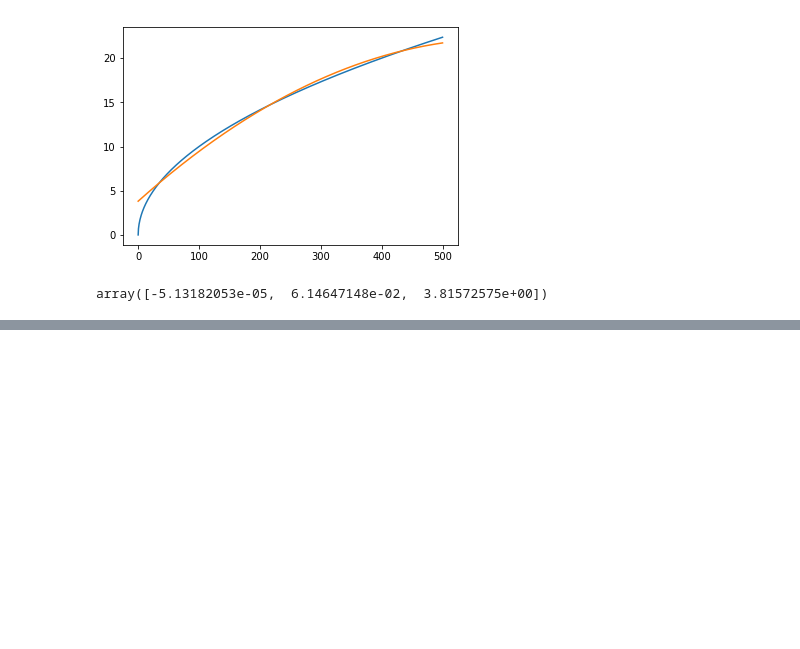
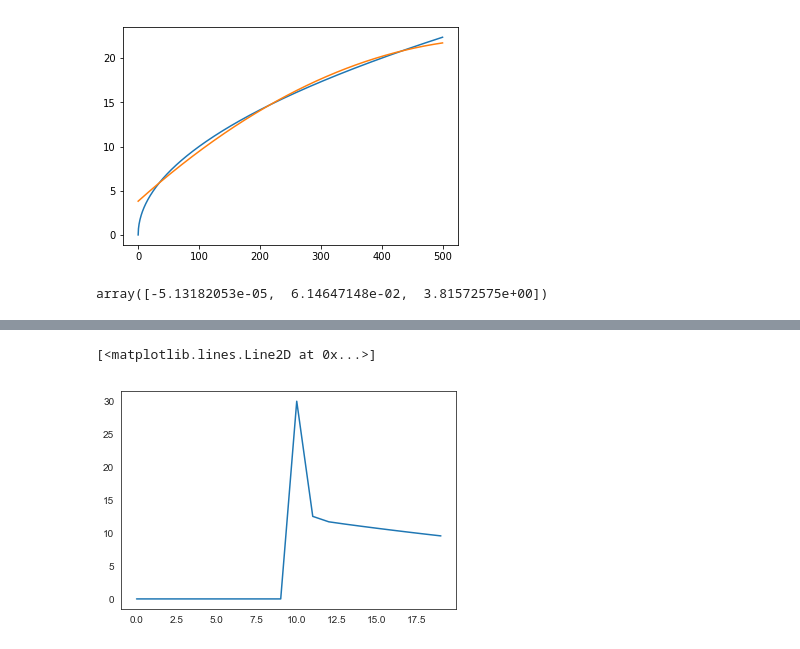
Before and after one commit to kLabUM/NetworkOptimization, a Jupyter notebook: Scratch.ipynb, the cells around one changed output, grey strips where cells are left out. Drawn from its saved outputs; the diff is of its cells as text; code cells hidden in the pictures; blank space fills up the shorter version.

```diff
--- a/Scratch.ipynb
+++ b/Scratch.ipynb
@@ -87,0 +164,11 @@ array([-5.13182053e-05,  6.14647148e-02,  3.81572575e+00])
+# %%
+inflow_p1 = [outflow_p1[i].x for i in outflow_p1.keys()]
+inflow_p2 = [outflow_p2[i].x for i in outflow_p2.keys()]
+inflows = np.zeros(20)
+# %%
+inflows[10:] = inflows[10:] + inflow_p1[:10] + inflow_p2[:10]
+# %%
+plt.plot(inflows)
+# %% [output]
+[<matplotlib.lines.Line2D at 0x...>]
+[figure, added]
```
Also changed, not shown: parts of 2 cells of this notebook, 4 other files.
